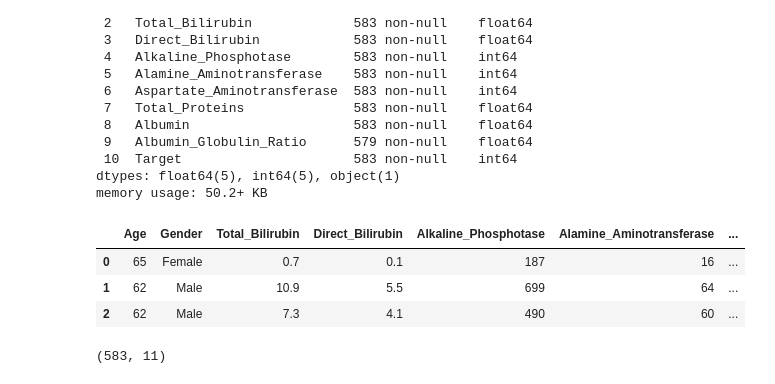
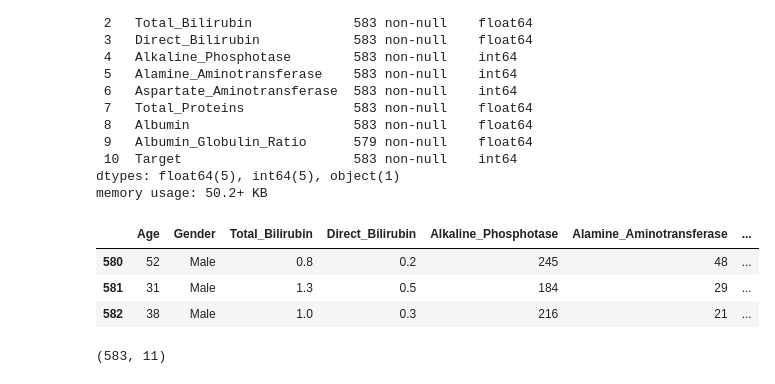
Before and after one commit to munawirapallam/LiverPatient, a Jupyter notebook: LiverDisease.ipynb, the cells around one changed output. Cells and saved outputs as stored; diff of their text form; code cells hidden in the pictures.

```diff
--- a/LiverDisease.ipynb
+++ b/LiverDisease.ipynb
@@ -85,12 +215,12 @@ Data columns (total 11 columns):
 dtypes: float64(5), int64(5), object(1)
 memory usage: 50.2+ KB
 # %%
-df.head(3)
+df.tail(3)
 # %% [output]
 |  | Age | Gender | Total_Bilirubin | Direct_Bilirubin | Alkaline_Phosphotase | Alamine_Aminotransferase | ... |
-| 0 | 65 | Female | 0.7 | 0.1 | 187 | 16 | ... |
-| 1 | 62 | Male | 10.9 | 5.5 | 699 | 64 | ... |
-| 2 | 62 | Male | 7.3 | 4.1 | 490 | 60 | ... |
+| 580 | 52 | Male | 0.8 | 0.2 | 245 | 48 | ... |
+| 581 | 31 | Male | 1.3 | 0.5 | 184 | 29 | ... |
+| 582 | 38 | Male | 1.0 | 0.3 | 216 | 21 | ... |
 # %%
 df.shape
 # %% [output]
```
Also changed, not shown: parts of 138 cells of this notebook.
